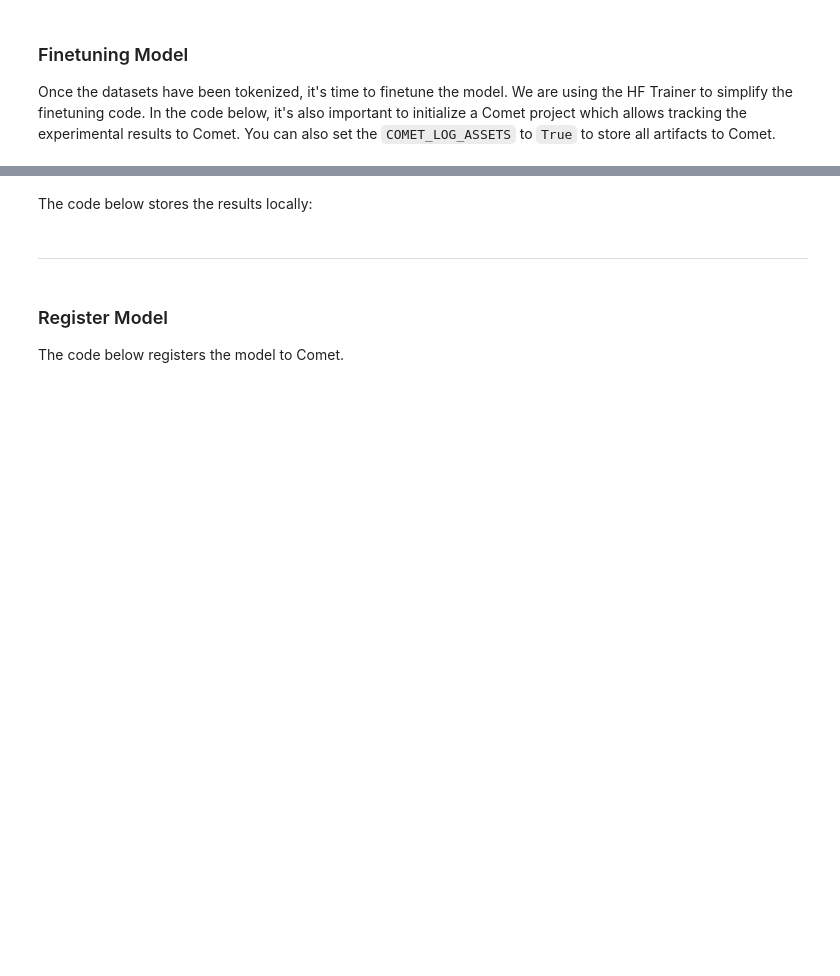
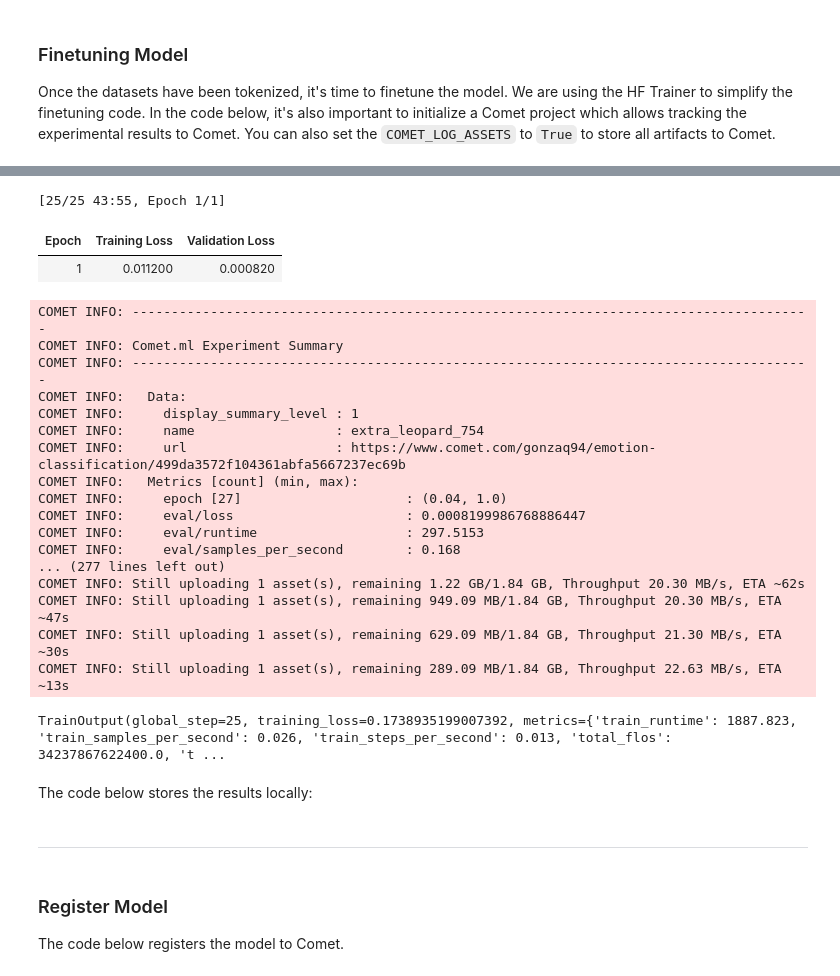
Before and after one commit to gonzaq94/llm_tutorials, a Jupyter notebook: notebooks/3_fine_tuning.ipynb, the cells around one changed output, grey strips where cells are left out. Saved outputs shown, nothing was run; the diff lists cells and outputs as text; code cells hidden in the pictures; blank space fills up the shorter version.

```diff
--- a/notebooks/3_fine_tuning.ipynb
+++ b/notebooks/3_fine_tuning.ipynb
@@ -113,7 +117,9 @@ training_args = Seq2SeqTrainingArguments(
     weight_decay=0.01,
     save_total_limit=5,
     save_steps=7,
-    auto_find_batch_size=True
+    auto_find_batch_size=False,
+    per_device_train_batch_size=2,
+    per_device_eval_batch_size=2
 )
 
 # instantiate HF Trainer
@@ -127,3 +133,4 @@ trainer = Seq2SeqTrainer(
 
 # run trainer
 trainer.train()
+# %% [output]
@@ -130,3 +143,24 @@ trainer.train()
+[25/25 43:55, Epoch 1/1]
+| Epoch | Training Loss | Validation Loss |
+| 1 | 0.011200 | 0.000820 |
+COMET INFO: ---------------------------------------------------------------------------------------
+COMET INFO: Comet.ml Experiment Summary
+COMET INFO: ---------------------------------------------------------------------------------------
+COMET INFO:   Data:
+COMET INFO:     display_summary_level : 1
+COMET INFO:     name                  : extra_leopard_754
+COMET INFO:     url                   : https://www.comet.com/gonzaq94/emotion-classification/499da3572f104361abfa5667237ec69b
+COMET INFO:   Metrics [count] (min, max):
+COMET INFO:     epoch [27]                     : (0.04, 1.0)
+COMET INFO:     eval/loss                      : 0.0008199986768886447
+COMET INFO:     eval/runtime                   : 297.5153
+COMET INFO:     eval/samples_per_second        : 0.168
+... (277 lines left out)
+COMET INFO: Still uploading 1 asset(s), remaining 1.22 GB/1.84 GB, Throughput 20.30 MB/s, ETA ~62s
+COMET INFO: Still uploading 1 asset(s), remaining 949.09 MB/1.84 GB, Throughput 20.30 MB/s, ETA ~47s
+COMET INFO: Still uploading 1 asset(s), remaining 629.09 MB/1.84 GB, Throughput 21.30 MB/s, ETA ~30s
+COMET INFO: Still uploading 1 asset(s), remaining 289.09 MB/1.84 GB, Throughput 22.63 MB/s, ETA ~13s
+TrainOutput(global_step=25, training_loss=0.1738935199007392, metrics={'train_runtime': 1887.823, 'train_samples_per_second': 0.026, 'train_steps_per_second': 0.013, 'total_flos': 34237867622400.0, 't ...
 # %% [markdown]
 The code below stores the results locally:
 # %%
```
Also changed, not shown: parts of 6 cells of this notebook.
